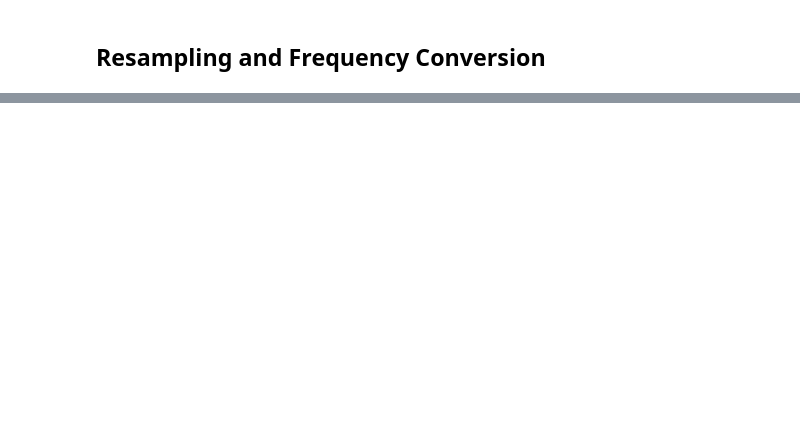
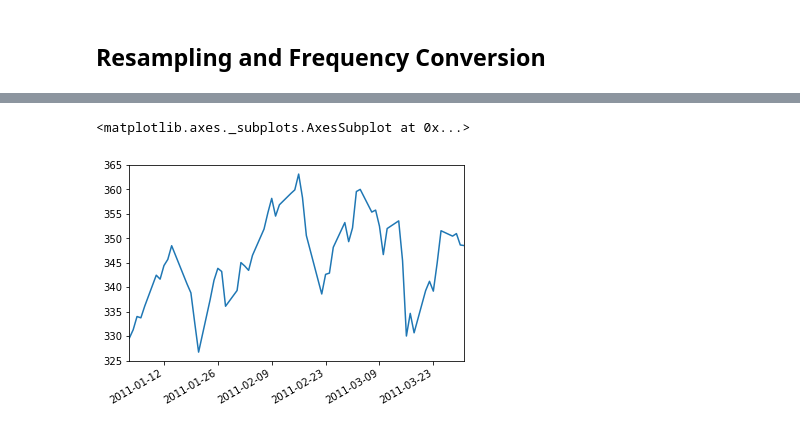
Before and after one commit to hugolu/learn-python, a Jupyter notebook: python-for-data-analysis/ch10-time-series.ipynb, the cells around one changed output, grey strips where cells are left out. Saved outputs shown, nothing was run; the diff lists cells and outputs as text; code cells hidden in the pictures; blank space fills up the shorter version.

```diff
--- a/python-for-data-analysis/ch10-time-series.ipynb
+++ b/python-for-data-analysis/ch10-time-series.ipynb
@@ -491,0 +630,5 @@ data[:5]
+# %%
+close_px['AAPL'].ix['01-2011':'03-2011'].plot()
+# %% [output]
+<matplotlib.axes._subplots.AxesSubplot at 0x...>
+[figure, added]
```
Also changed, not shown: parts of 37 cells of this notebook.
